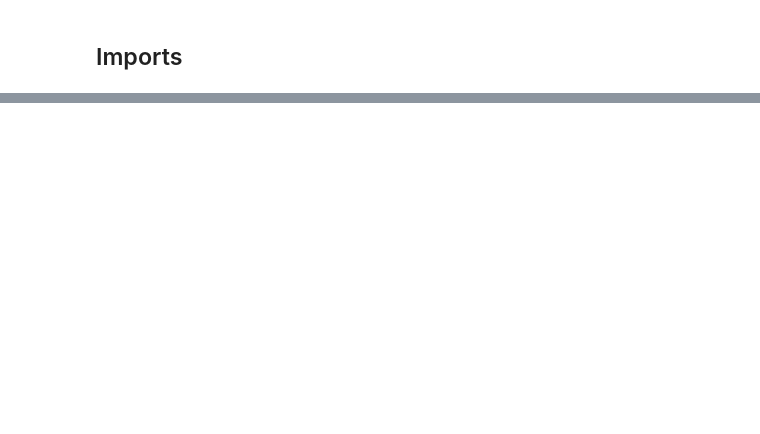
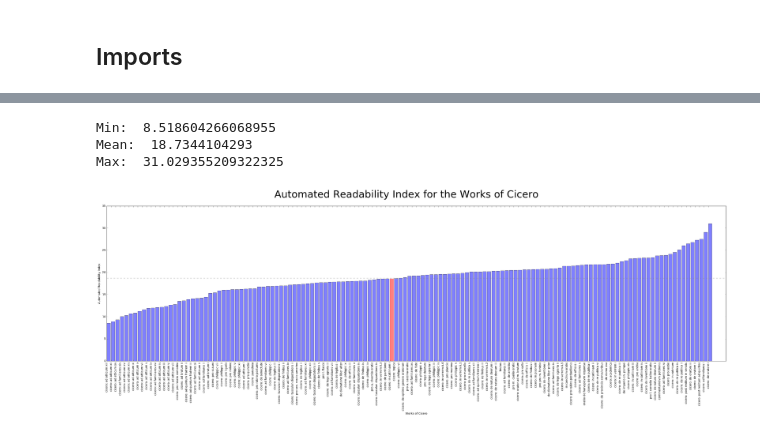
Before and after one commit to diyclassics/readability, a Jupyter notebook: Cicero Readability.ipynb, the cells around one changed output, grey strips where cells are left out. Drawn from its saved outputs; the diff is of its cells as text; code cells hidden in the pictures; blank space fills up the shorter version.

```diff
--- a/Cicero Readability.ipynb
+++ b/Cicero Readability.ipynb
@@ -300,0 +497,11 @@ tuque adeo  quem mox quae sint habitura deorum
+# %%
+aris = []
+
+for i, paras in enumerate(cicero_paras):
+    text = "\n".join(paras)
+    aris.append((cicero_titles[i],ari(text)))
+
+
+aris.sort(key=lambda x: x[1])
+pprint(aris[:5])
+pprint(aris[-5:])
@@ -300,0 +519,31 @@ tuque adeo  quem mox quae sint habitura deorum
+# %%
+test = "Automated Readability Index"
+
+objects = [item[0] for item in aris]
+scores = [item[1] for item in aris]
+mean = np.mean(scores)
+
+print('Min: ', min(scores))
+print('Mean: ', mean)
+print('Max: ', max(scores))
+
+y_pos = np.arange(len(objects))
+plt.figure(figsize=(40,10))
+barlist = plt.bar(y_pos, scores, alpha=.5)
+barlist[objects.index('cicero: in catilinam i')].set_color('r')
+
+plt.xticks(y_pos, objects)
+plt.axhline(y=mean,color='gray',ls='dashed')
+plt.suptitle('%s for the Works of Cicero' % test, fontsize=36)
+plt.xlabel('Works of Cicero')
+plt.ylabel(test)
+
+locs, labels = plt.xticks()
+plt.setp(labels, rotation=90)
+
+plt.show()
+# %% [output]
+Min:  8.518604266068955
+Mean:  18.7344104293
+Max:  31.029355209322325
+[figure, added]
```
Also changed, not shown: parts of 138 cells of this notebook, 3 other files.
